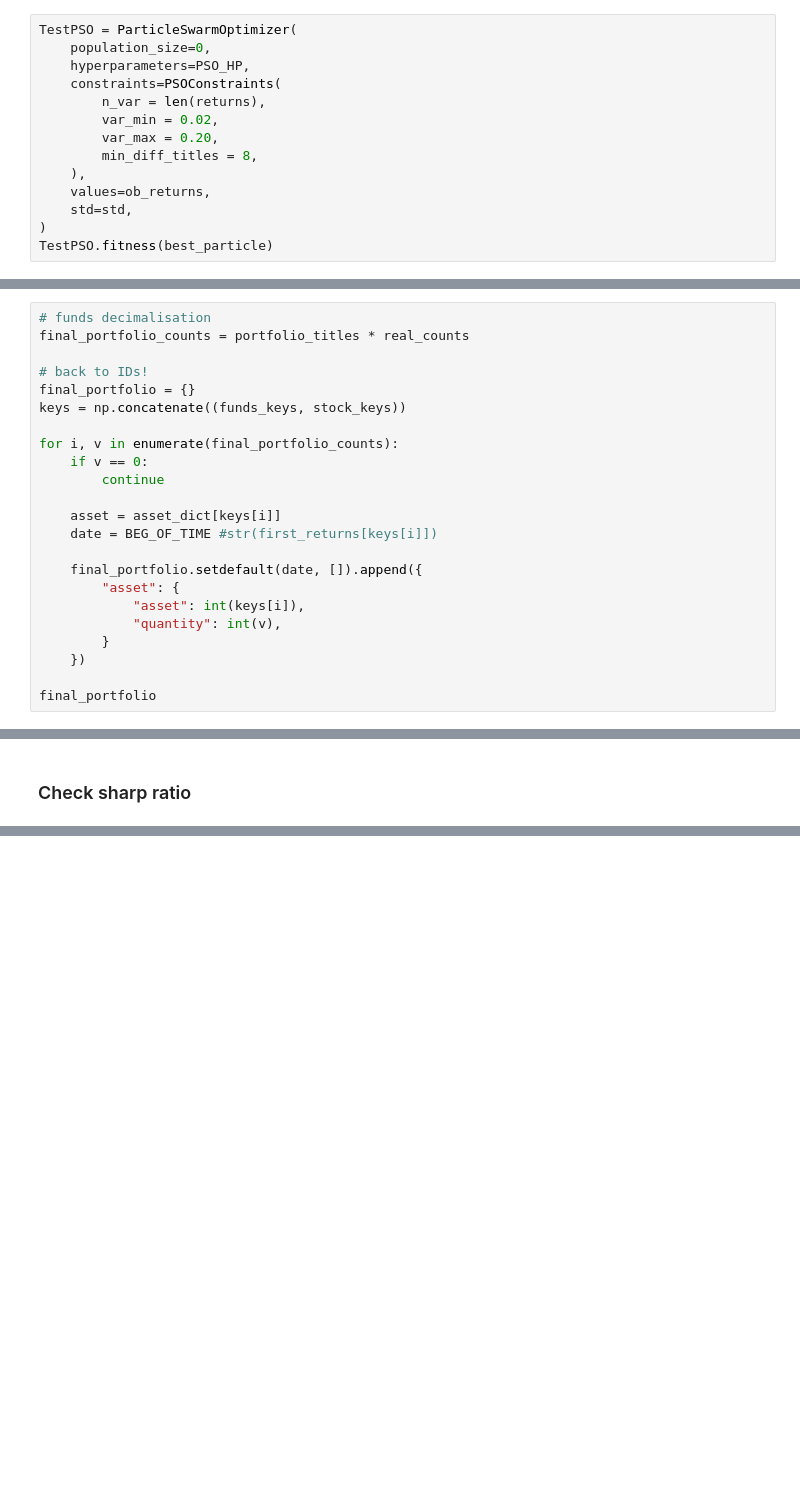
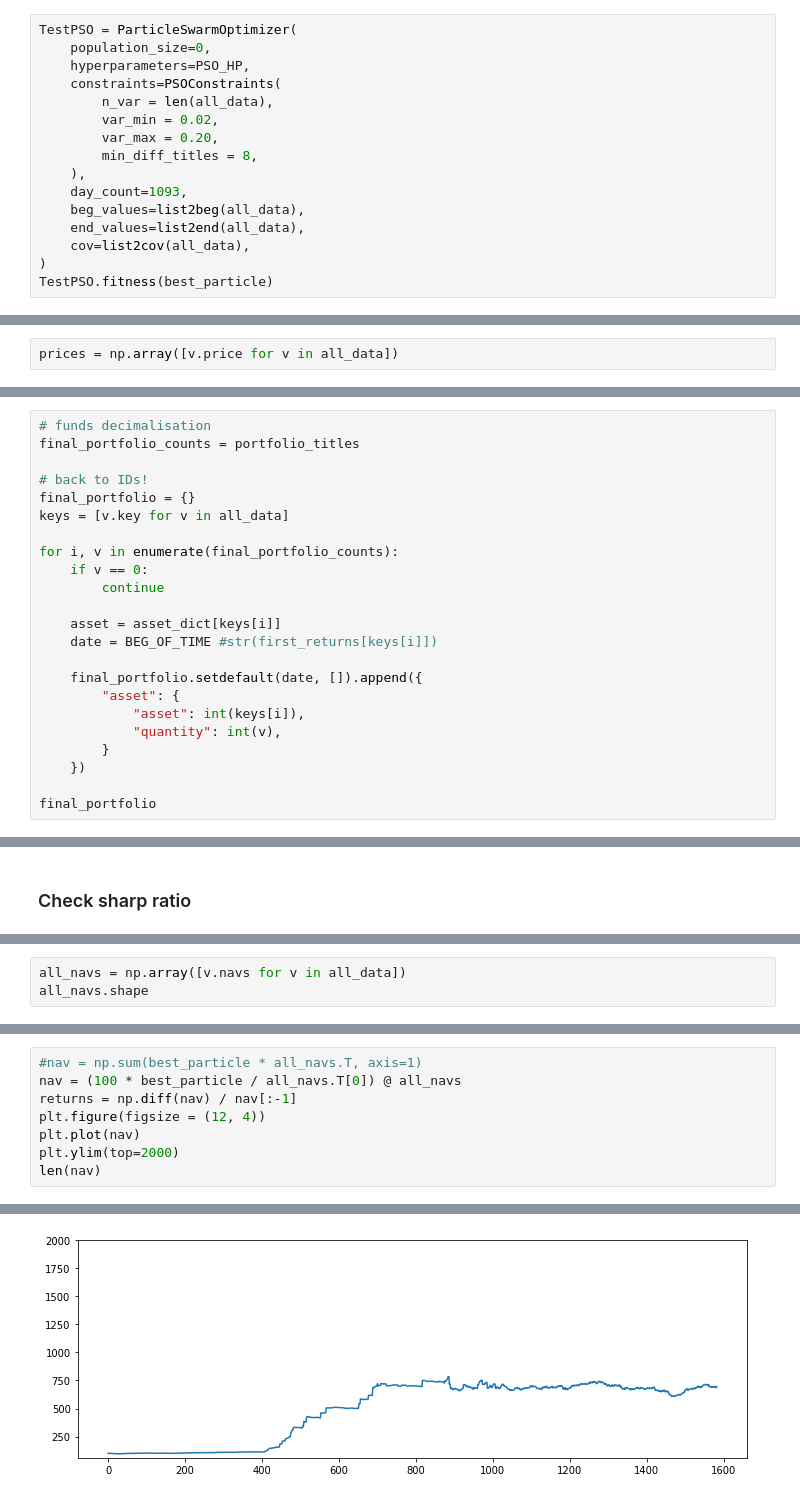
Before and after one commit to MightyGoldenOctopus/FlipperTheDolphin, a Jupyter notebook: Flipper.ipynb, the cells around one changed output, grey strips where cells are left out. Drawn from its saved outputs; the diff is of its cells as text; blank space fills up the shorter version.

```diff
--- a/Flipper.ipynb
+++ b/Flipper.ipynb
@@ -275,13 +301,15 @@ TestPSO = ParticleSwarmOptimizer(
     population_size=0,
     hyperparameters=PSO_HP,
     constraints=PSOConstraints(
-        n_var = len(returns),
+        n_var = len(all_data),
         var_min = 0.02,
         var_max = 0.20,
         min_diff_titles = 8,
     ),
-    values=ob_returns,
-    std=std,
+    day_count=1093,
+    beg_values=list2beg(all_data),
+    end_values=list2end(all_data),
+    cov=list2cov(all_data),
 )
 TestPSO.fitness(best_particle)
 # %% [output]
@@ -295,3 +319,5 @@ np.max(funds_price), np.max(stock_price)
+# %%
+prices = np.array([v.price for v in all_data])
 # %%
 def nav_to_count(total, prices, nav):
     return ((total * nav) / prices).astype(np.int32)
@@ -333,11 +359,11 @@ check_constraints(final_particle, len(funds_returns))
 ### Compute real portfolio
 # %%
 # funds decimalisation
-final_portfolio_counts = portfolio_titles * real_counts
+final_portfolio_counts = portfolio_titles
 
 # back to IDs!
 final_portfolio = {}
-keys = np.concatenate((funds_keys, stock_keys))
+keys = [v.key for v in all_data]
 
 for i, v in enumerate(final_portfolio_counts):
     if v == 0:
@@ -402,0 +448,3 @@ Ref ratio: 0,146571943186
+# %%
+all_navs = np.array([v.navs for v in all_data])
+all_navs.shape
@@ -402,0 +453,9 @@ Ref ratio: 0,146571943186
+# %%
+#nav = np.sum(best_particle * all_navs.T, axis=1)
+nav = (100 * best_particle / all_navs.T[0]) @ all_navs
+returns = np.diff(nav) / nav[:-1]
+plt.figure(figsize = (12, 4))
+plt.plot(nav)
+plt.ylim(top=2000)
+len(nav)
+# %% [output]
@@ -402,0 +463 @@ Ref ratio: 0,146571943186
+[figure, added]
```
Also changed, not shown: parts of 43 cells of this notebook, 3 other files.
